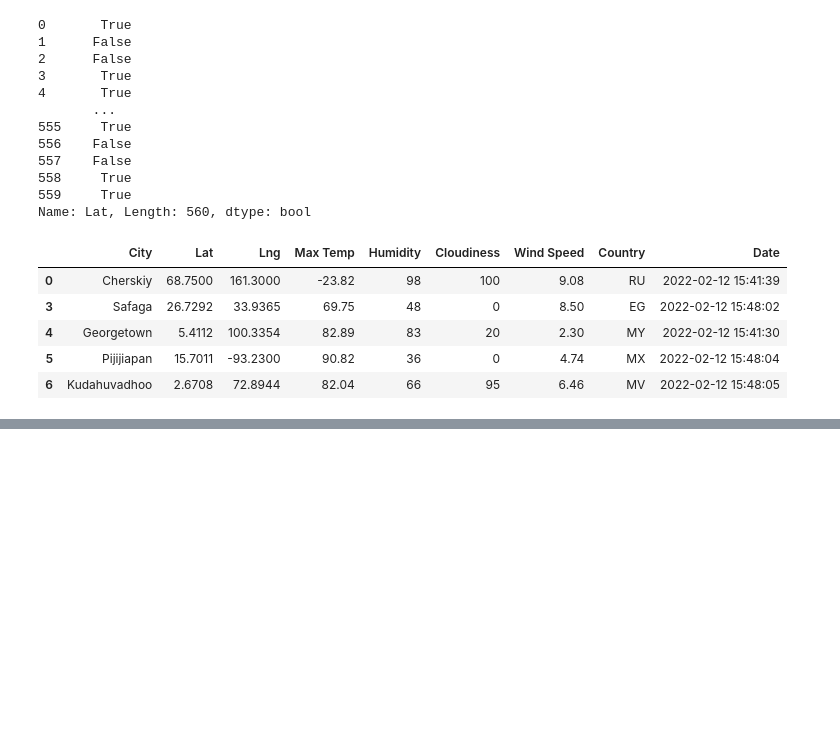
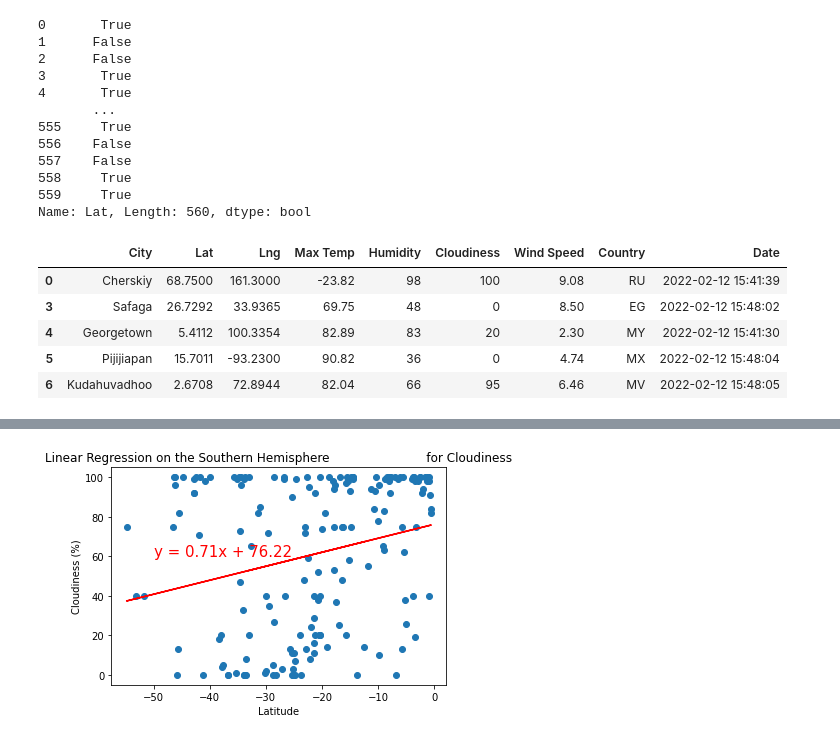
Before and after one commit to MStewart0218/World_Weather_Analysis, a Jupyter notebook: WeatherPy.ipynb, the cells around one changed output, grey strips where cells are left out. Cells and saved outputs as stored; diff of their text form; code cells hidden in the pictures; blank space fills up the shorter version.

```diff
--- a/WeatherPy.ipynb
+++ b/WeatherPy.ipynb
@@ -346,0 +419,10 @@ plot_linear_regression(lats, max_temps,
+# %%
+# Linear regression on the Northern Hemisphere
+lats = southern_hemi_df["Lat"]
+cloudiness = southern_hemi_df["Cloudiness"]
+# Call the function.
+plot_linear_regression(lats, cloudiness,
+                       'Linear Regression on the Southern Hemisphere \
+                        for Cloudiness', 'Cloudiness',(-50,60))
+# %% [output]
+[figure, added]
```
Also changed, not shown: parts of 11 cells of this notebook.
